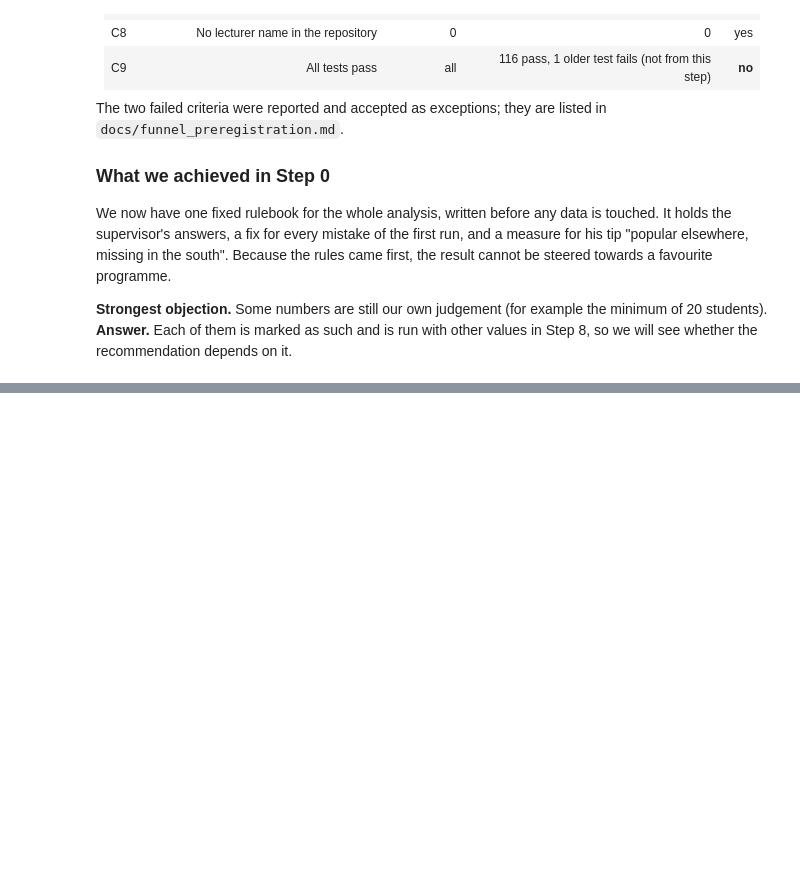
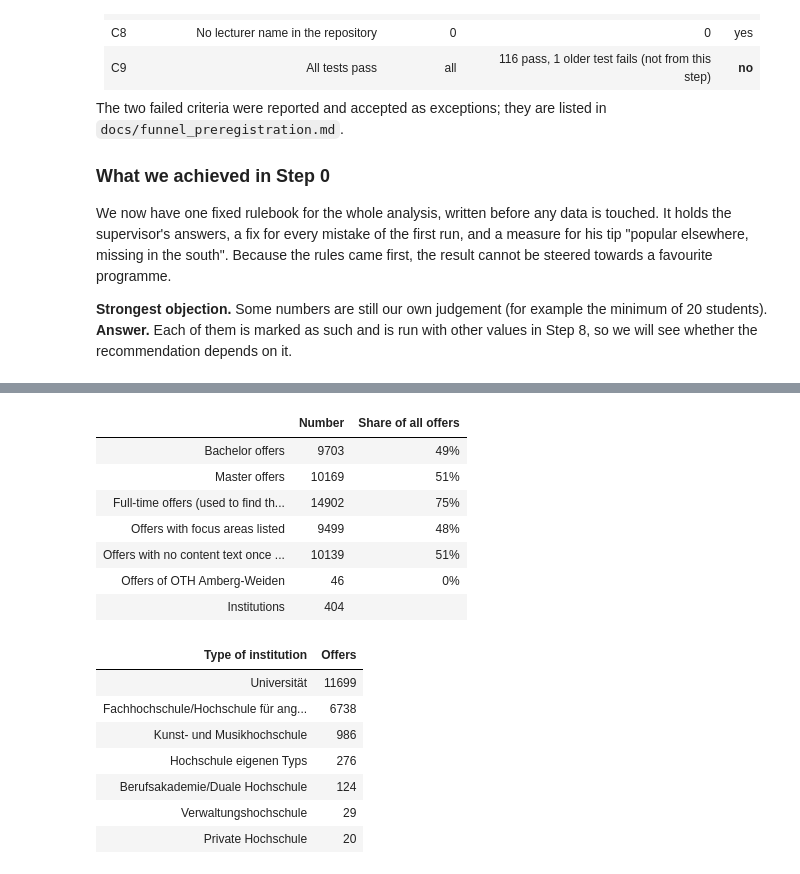
Before and after one commit to SomanthaManuranga/study-program-intelligence, a Jupyter notebook: notebooks/funnel_progress.ipynb, the cells around one changed output, grey strips where cells are left out. Cells and saved outputs as stored; diff of their text form; code cells hidden in the pictures; blank space fills up the shorter version.

```diff
--- a/notebooks/funnel_progress.ipynb
+++ b/notebooks/funnel_progress.ipynb
@@ -212,0 +254,28 @@ We now have one fixed rulebook for the whole analysis, written before any data i
+# %%
+n = cat["after_dedupe"]
+rows = [("Bachelor offers", cat["bachelor_after_dedupe"]), ("Master offers", cat["master_after_dedupe"]),
+        ("Full-time offers (used to find the programme types)", cat["full_time_after_dedupe"]),
+        ("Offers with focus areas listed", round(cat["share_with_focus_items"] * n)),
+        ("Offers with no content text once the standard sentence and the university's note are removed", cat["offers_empty_after_drops"]),
+        ("Offers of OTH Amberg-Weiden", cat["oth_offers"]), ("Institutions", cat["institutions"])]
+t = pd.DataFrame(rows, columns=["", "Number"])
+t["Share of all offers"] = [f"{v / n:.0%}" if i < 6 else "" for i, v in enumerate(t["Number"])]
+show(t)
+show(pd.DataFrame(sorted(cat["institution_types"].items(), key=lambda kv: -kv[1]), columns=["Type of institution", "Offers"]))
+# %% [output]
+|  | Number | Share of all offers |
+| Bachelor offers | 9703 | 49% |
+| Master offers | 10169 | 51% |
+| Full-time offers (used to find th... | 14902 | 75% |
+| Offers with focus areas listed | 9499 | 48% |
+| Offers with no content text once ... | 10139 | 51% |
+| Offers of OTH Amberg-Weiden | 46 | 0% |
+| Institutions | 404 |  |
+| Type of institution | Offers |
+| Universität | 11699 |
+| Fachhochschule/Hochschule für ang... | 6738 |
+| Kunst- und Musikhochschule | 986 |
+| Hochschule eigenen Typs | 276 |
+| Berufsakademie/Duale Hochschule | 124 |
+| Verwaltungshochschule | 29 |
+| Private Hochschule | 20 |
```
Also changed, not shown: parts of 10 cells of this notebook, 2 other files.
